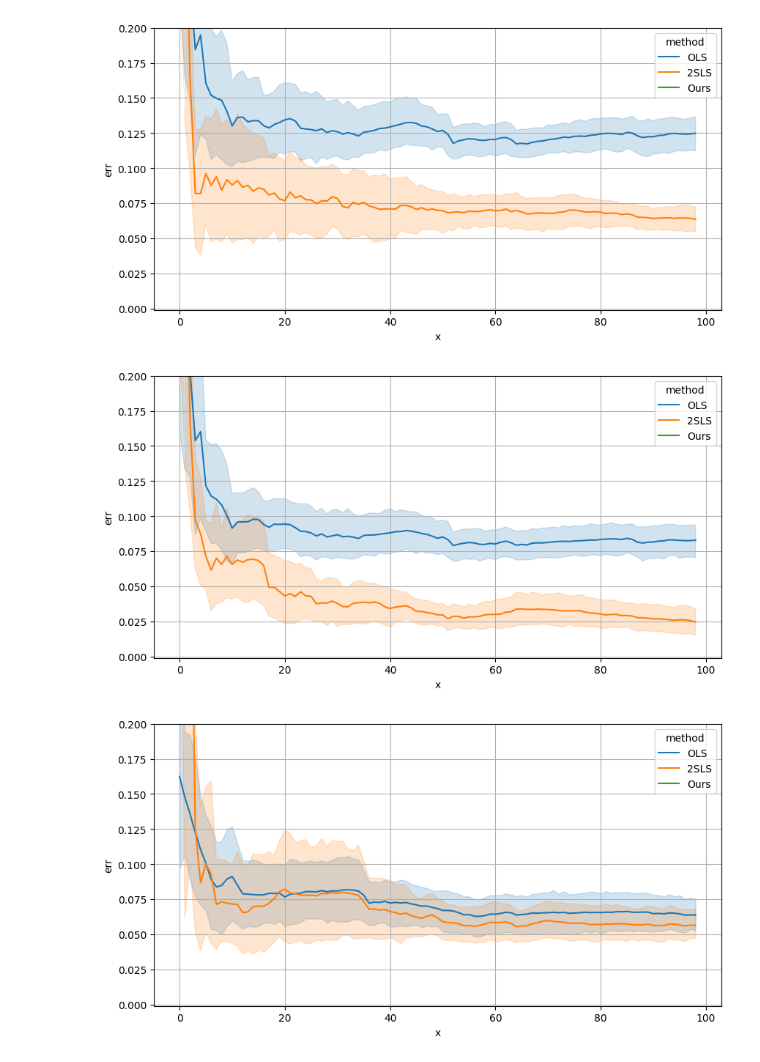
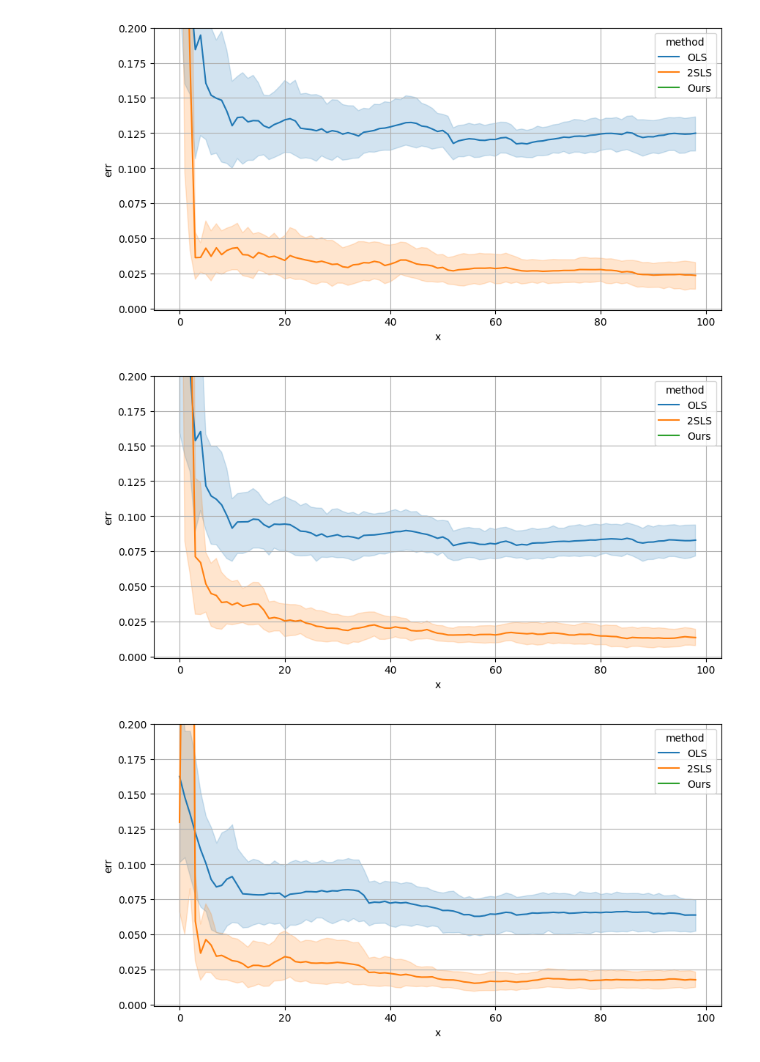
Before and after one commit to muneebaadil/strategic-instrumental-variable-regression, a Jupyter notebook: plot.ipynb, the cells around one changed output. Drawn from its saved outputs; the diff is of its cells as text; code cells hidden in the pictures.

```diff
--- a/plot.ipynb
+++ b/plot.ipynb
@@ -146,8 +146,9 @@ def errmat2df(err):
 for bias in (1.25, 1.5, 1.75, 2):
     with open(f'experiments-new-theory/our-settings-bias{bias}/data', 'rb') as f:
         data =pickle.load(f)
-    data['error_list_mean']
-    df = errmat2df(data['error_list_mean'])
+    err = data['error_list_mean']
+    err = err[:, 0, :, :]
+    df = errmat2df(err)
     fig,ax=plt.subplots(figsize=(10,5))
     sns.lineplot(
         data=df, x='x', y='err', hue='method', errorbar=('ci', 95), ax=ax
@@ -161,21 +162,23 @@ for bias in (1.25, 1.5, 1.75, 2):
 # %%
 with open(f'experiments-new-theory/harris-with-selection-round100/data', 'rb') as f:
     data =pickle.load(f)
-data['error_list_mean']
-df = errmat2df(data['error_list_mean'])
+err = data['error_list_mean']
+err = err[:, 0, :, :]
+df = errmat2df(err)
 fig,ax=plt.subplots(figsize=(10,5))
 sns.lineplot(
     data=df, x='x', y='err', hue='method', errorbar=('ci', 95), ax=ax
 )
 ax.set_ylim(-0.001, 0.2)
 ax.grid()
 # %% [output]
-[figure, old version]
+[figure, new version]
 # %%
 with open(f'experiments-new-theory/harris-with-selection-common-conversion-round100/data', 'rb') as f:
     data =pickle.load(f)
-data['error_list_mean']
-df = errmat2df(data['error_list_mean'])
+err = data['error_list_mean']
+err = err[:, 0, :, :]
+df = errmat2df(err)
 fig,ax=plt.subplots(figsize=(10,5))
 sns.lineplot(
     data=df, x='x', y='err', hue='method', errorbar=('ci', 95), ax=ax
@@ -183,7 +186,7 @@ sns.lineplot(
 ax.set_ylim(-0.001, 0.2)
 ax.grid()
 # %% [output]
-[figure, old version]
+[figure, new version]
 # %%
 with open(f'experiments-new-theory/test-run/data', 'rb') as f:
     data =pickle.load(f)
@@ -197,4 +200,4 @@ sns.lineplot(
 ax.set_ylim(-0.001, 0.2)
 ax.grid()
 # %% [output]
-[figure, old version]
+[figure, new version]
```
Also changed, not shown: parts of 1 cell of this notebook, 1 other file.
